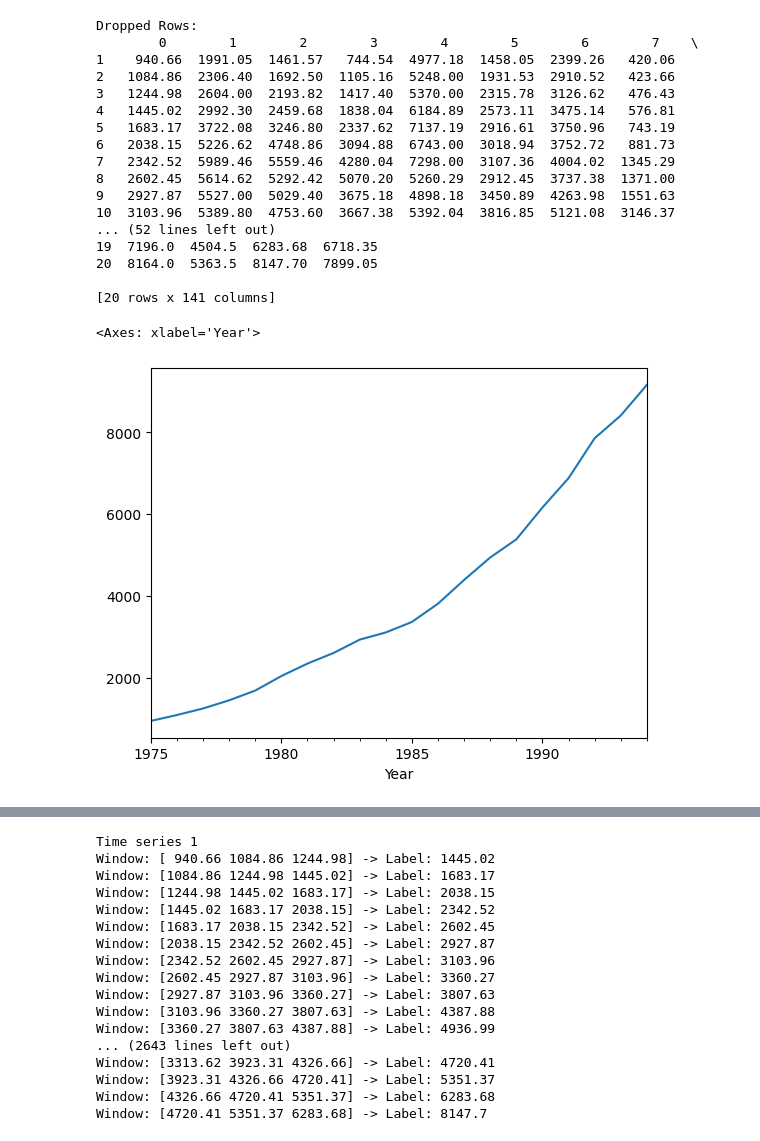
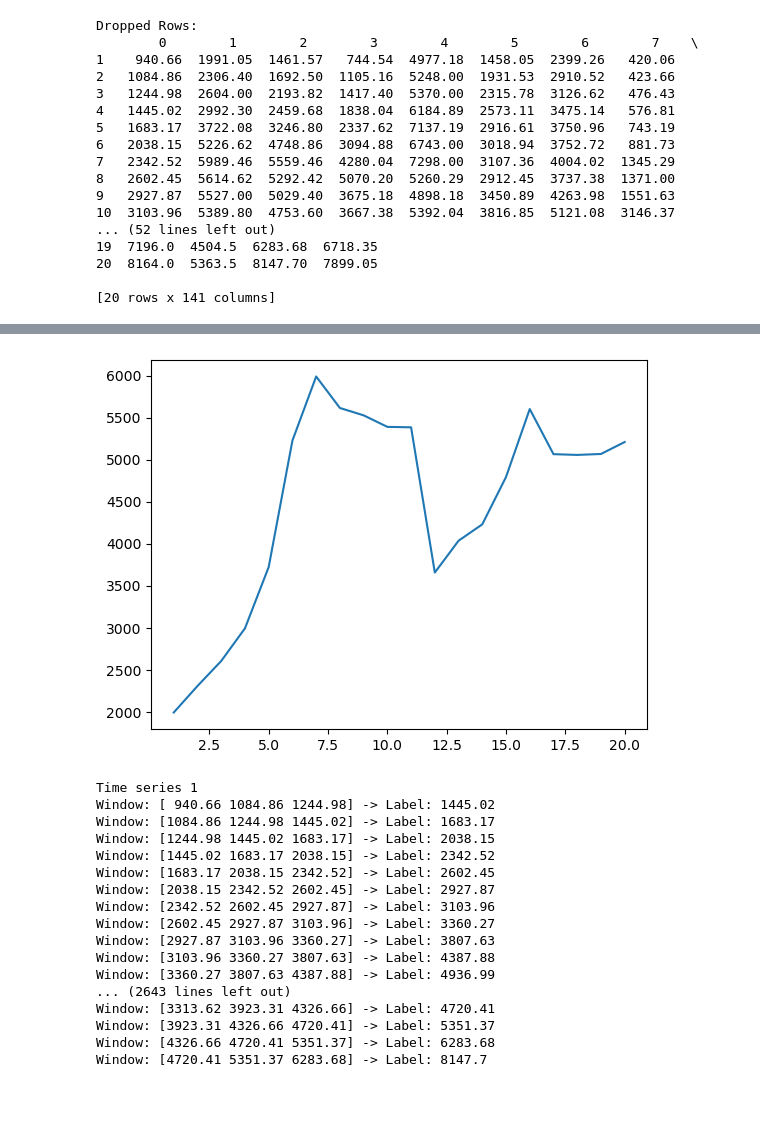
Before and after one commit to hylke35/NeuralNetworks_Assignment, a Jupyter notebook: Untitled0-2.ipynb, the cells around one changed output, grey strips where cells are left out. Cells and saved outputs as stored; diff of their text form; code cells hidden in the pictures; blank space fills up the shorter version.

```diff
--- a/Untitled0-2.ipynb
+++ b/Untitled0-2.ipynb
@@ -8,7 +8,7 @@ from scipy import stats
 from matplotlib import pyplot as plt
 from statsmodels.tsa.seasonal import seasonal_decompose
 # %%
-df = pd.read_excel("M3C.xls", usecols="A:Z")
+df = pd.read_excel("/Users/lars/Documents/GitHub/NeuralNetworks_Assignment/M3C.xls", usecols="A:Z")
 df_micro = df.iloc[0:146,]
 df_micro = df_micro.iloc[:,6:32]
 # %%
@@ -47,8 +47,12 @@ Dropped Rows:
 20  8164.0  5363.5  8147.70  7899.05
 
 [20 rows x 141 columns]
-# %%
-df_micro_clean[0].plot()
-# %% [output]
-<Axes: xlabel='Year'>
-[figure, removed]
+# %%
+from statsmodels.tsa.api import SimpleExpSmoothing
+
+ses = SimpleExpSmoothing(df_micro_clean[1])
+model = ses.fit(smoothing_level=0.2, optimized=False)
+
+df_micro_clean[1].plot()
+model.predict()
+# %% [output]
@@ -55,3 +61,4 @@ df_micro_clean[0].plot()
+[figure, added]
 # %%
 # De-trend ! IMPORTANT
 # %%
```
Also changed, not shown: parts of 2 cells of this notebook, 4 other files.
